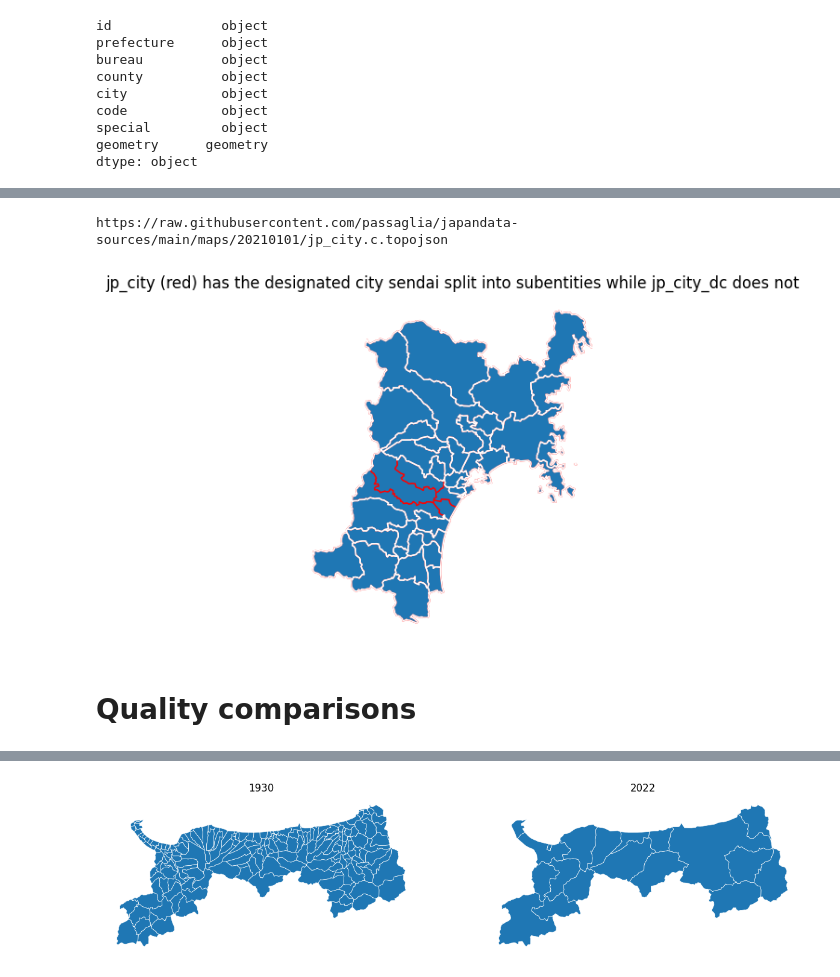
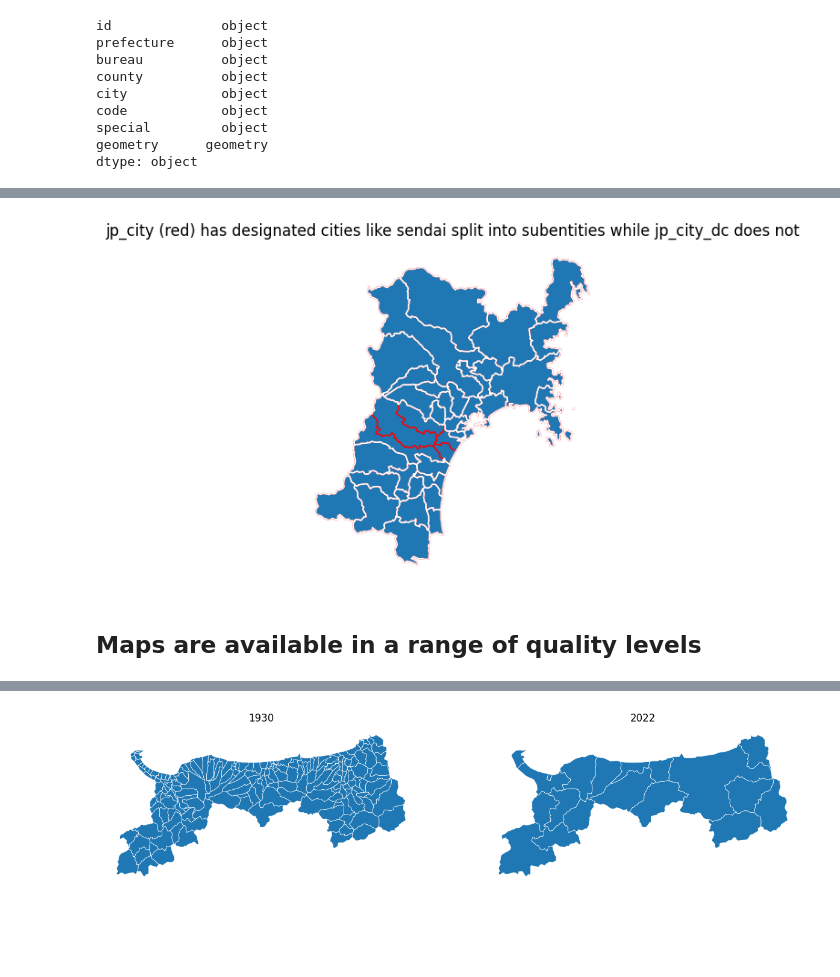
Before and after one commit to passaglia/japandata, a Jupyter notebook: notebooks/maps.ipynb, the cells around one changed output, grey strips where cells are left out. Saved outputs shown, nothing was run; the diff lists cells and outputs as text; code cells hidden in the pictures; blank space fills up the shorter version.

```diff
--- a/notebooks/maps.ipynb
+++ b/notebooks/maps.ipynb
@@ -97,23 +73,23 @@ pref_map
 # %%
+## Maps of all the cities (municipalities)
 city_map = load_map(date=2022, scale="jp_city", quality="coarse")
 miyagi_city = city_map[city_map["prefecture"] == "宮城県"]
 city_dc_map = load_map(date=2022, scale="jp_city_dc", quality="coarse")
 miyagi_city_dc = city_dc_map[city_dc_map["prefecture"] == "宮城県"]
 
 fig, ax = plt.subplots()
 miyagi_city.plot(ax=ax, edgecolor="r", lw=1)
 miyagi_city_dc.plot(ax=ax, edgecolor="w", facecolor="none", lw=1)
 ax.set_axis_off()
-ax.set_title('jp_city (red) has the designated city sendai split into subentities while jp_city_dc does not')
+ax.set_title('jp_city (red) has designated cities like sendai split into subentities while jp_city_dc does not')
 for filetype in filetypes:
     fig.savefig(PLOT_FOLDER + "city_dc." + filetype, transparent=True)
 # %% [output]
-https://raw.githubusercontent.com/passaglia/japandata-sources/main/maps/20210101/jp_city.c.topojson
-[figure, old version]
+[figure, new version]
 # %%
 plt.close("all")
-# %% [markdown]
-# Quality comparisons
+# %% [markdown]
+## Maps are available in a range of quality levels
 # %%
 import os
 
```
Also changed, not shown: parts of 31 cells of this notebook, 2 other files.
